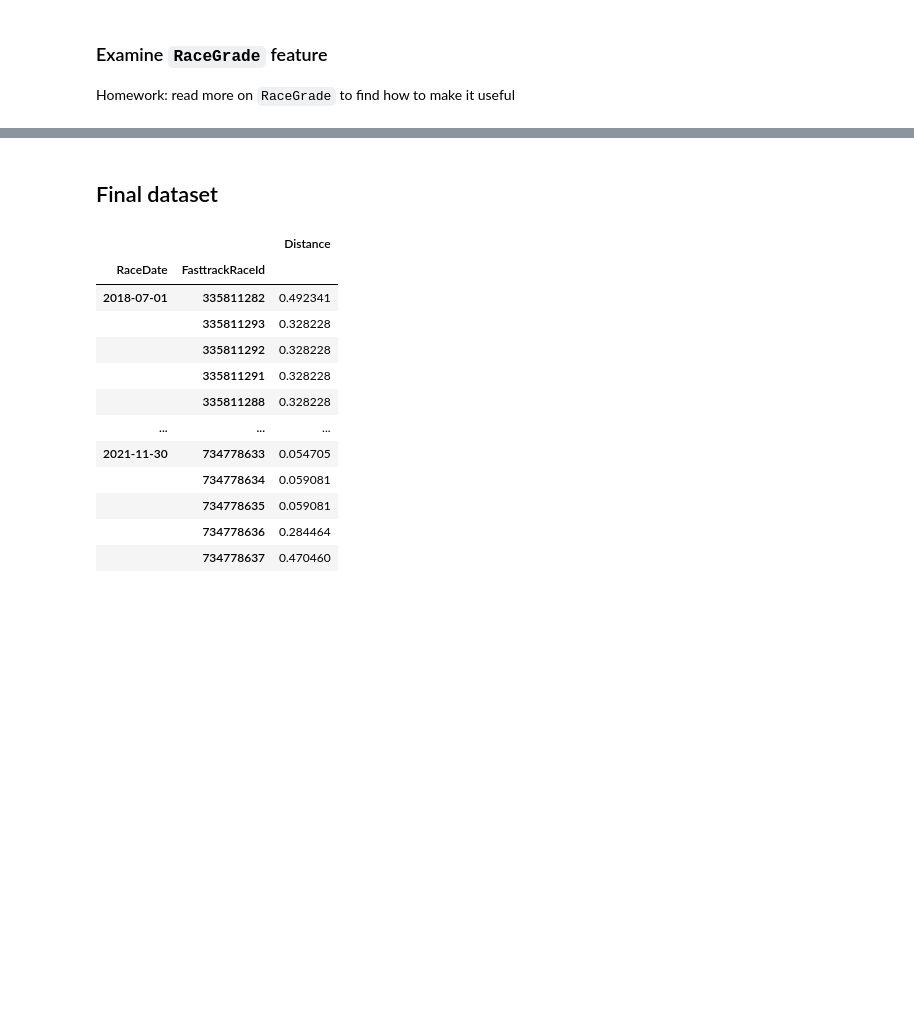
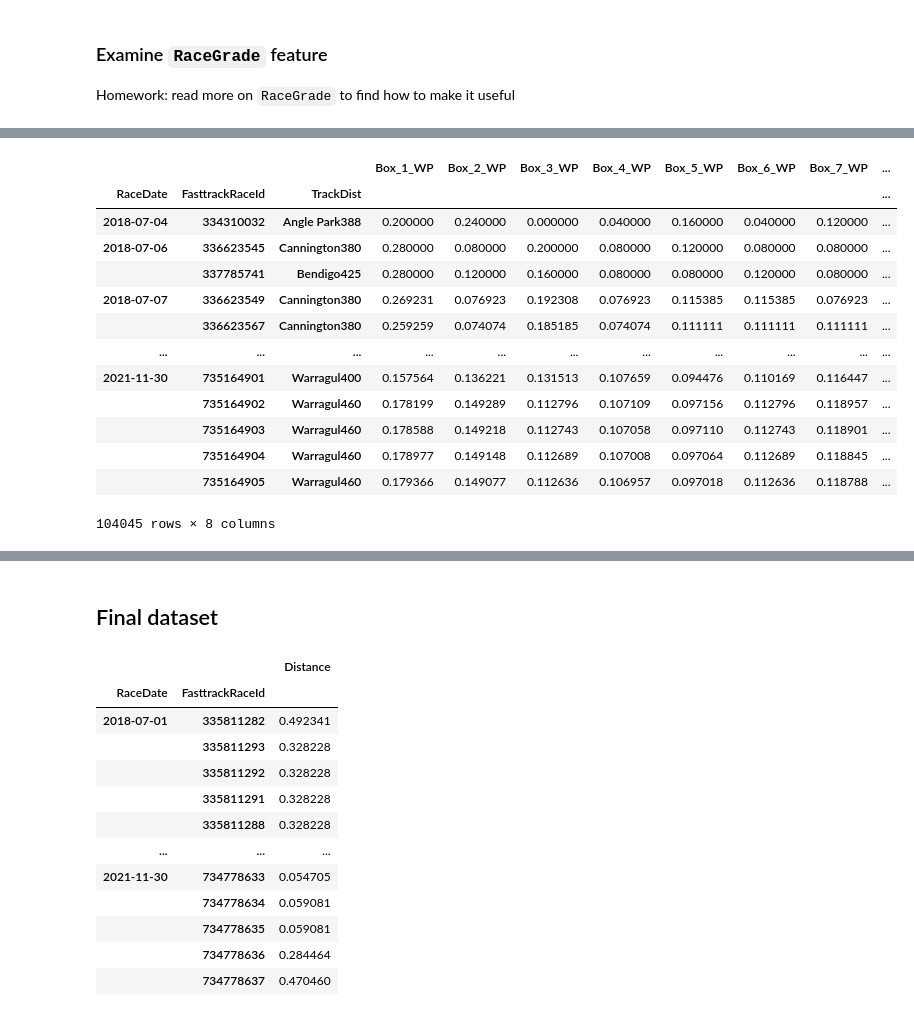
Before and after one commit to Isilisi/Greyhounds, a Jupyter notebook: feature_building.ipynb, the cells around one changed output, grey strips where cells are left out. Saved outputs shown, nothing was run; the diff lists cells and outputs as text; code cells hidden in the pictures; blank space fills up the shorter version.

```diff
--- a/feature_building.ipynb
+++ b/feature_building.ipynb
@@ -159,0 +170,34 @@ Name: RaceGrade, dtype: int64
+# %%
+def get_estimated_venue_features(data):
+    box_win_proportion_column_names = [f"Box_{i}_WP" for i in range(1, 9)]
+    first_num_races_to_discard = 24
+
+    iv_features = get_inferred_venue_features(data)
+
+    ev_features = iv_features.copy()
+    ev_features['RaceNumber'] = 1.0
+    ev_features = ev_features.groupby(level = [2]).cumsum()
+    ev_features[box_win_proportion_column_names] = ev_features[box_win_proportion_column_names].div(ev_features.RaceNumber.values, axis = 0)
+
+    ev_features = ev_features[ev_features.RaceNumber > first_num_races_to_discard]
+    ev_features = ev_features.drop(columns = ['RaceNumber'])
+
+    return ev_features
+
+ev_features = get_estimated_venue_features(data)
+ev_features
+# %% [output]
+|  |  |  | Box_1_WP | Box_2_WP | Box_3_WP | Box_4_WP | Box_5_WP | Box_6_WP | Box_7_WP | ... |
+| RaceDate | FasttrackRaceId | TrackDist |  |  |  |  |  |  |  | ... |
+| 2018-07-04 | 334310032 | Angle Park388 | 0.200000 | 0.240000 | 0.000000 | 0.040000 | 0.160000 | 0.040000 | 0.120000 | ... |
+| 2018-07-06 | 336623545 | Cannington380 | 0.280000 | 0.080000 | 0.200000 | 0.080000 | 0.120000 | 0.080000 | 0.080000 | ... |
+|  | 337785741 | Bendigo425 | 0.280000 | 0.120000 | 0.160000 | 0.080000 | 0.080000 | 0.120000 | 0.080000 | ... |
+| 2018-07-07 | 336623549 | Cannington380 | 0.269231 | 0.076923 | 0.192308 | 0.076923 | 0.115385 | 0.115385 | 0.076923 | ... |
+|  | 336623567 | Cannington380 | 0.259259 | 0.074074 | 0.185185 | 0.074074 | 0.111111 | 0.111111 | 0.111111 | ... |
+| ... | ... | ... | ... | ... | ... | ... | ... | ... | ... | ... |
+| 2021-11-30 | 735164901 | Warragul400 | 0.157564 | 0.136221 | 0.131513 | 0.107659 | 0.094476 | 0.110169 | 0.116447 | ... |
+|  | 735164902 | Warragul460 | 0.178199 | 0.149289 | 0.112796 | 0.107109 | 0.097156 | 0.112796 | 0.118957 | ... |
+|  | 735164903 | Warragul460 | 0.178588 | 0.149218 | 0.112743 | 0.107058 | 0.097110 | 0.112743 | 0.118901 | ... |
+|  | 735164904 | Warragul460 | 0.178977 | 0.149148 | 0.112689 | 0.107008 | 0.097064 | 0.112689 | 0.118845 | ... |
+|  | 735164905 | Warragul460 | 0.179366 | 0.149077 | 0.112636 | 0.106957 | 0.097018 | 0.112636 | 0.118788 | ... |
+104045 rows × 8 columns
```
Also changed, not shown: parts of 10 cells of this notebook.
